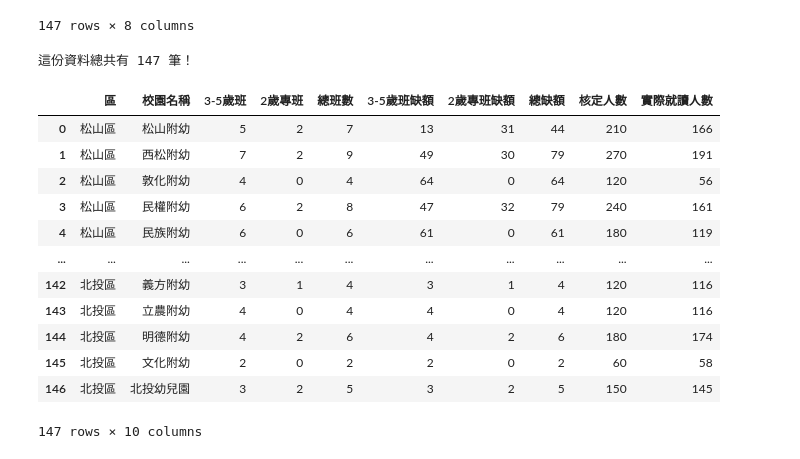
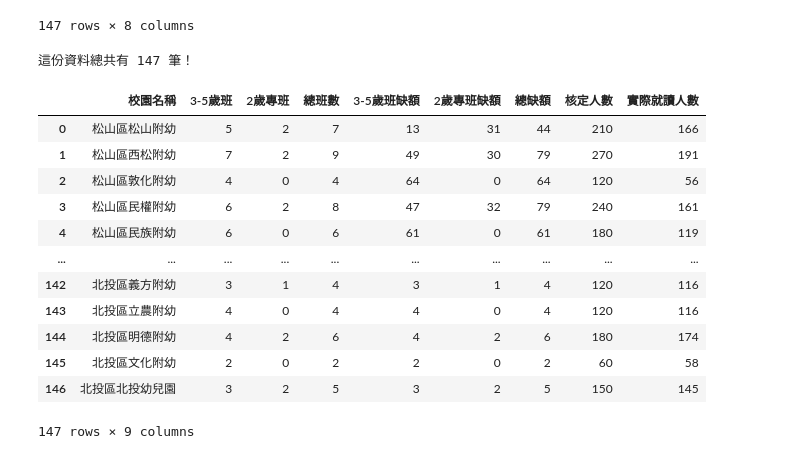
Before and after one commit to petrus1732/Taipei-City-Dashboard-FE, a Jupyter notebook: src/dataProcessingXD/LetsGo.ipynb, the cells around one changed output. Cells and saved outputs as stored; diff of their text form; code cells hidden in the pictures.

```diff
--- a/src/dataProcessingXD/LetsGo.ipynb
+++ b/src/dataProcessingXD/LetsGo.ipynb
@@ -176,26 +176,28 @@ def 印資料(資料):
 # %%
 # 整理一下資料
 公辦幼兒園班級數.fillna(0, inplace=True)
 公辦幼兒園班級數.columns = 公辦幼兒園班級數.columns.str.replace('\n', '')
 公辦幼兒園班級數.columns = 公辦幼兒園班級數.columns.str.replace(' ', '')
 公辦幼兒園班級數['校園名稱'] = 公辦幼兒園班級數['校園名稱'].str.replace('*', '')
 公辦幼兒園班級數['2歲專班'] = 公辦幼兒園班級數['2歲專班'].astype(int)
 公辦幼兒園班級數['2歲專班缺額'] = 公辦幼兒園班級數['2歲專班缺額'].astype(int)
 公辦幼兒園班級數['核定人數'] = 公辦幼兒園班級數['總班數'].astype(int) * 30
 公辦幼兒園班級數['實際就讀人數'] = 公辦幼兒園班級數['核定人數'] - 公辦幼兒園班級數['總缺額']
+公辦幼兒園班級數['校園名稱'] = 公辦幼兒園班級數['區'] + 公辦幼兒園班級數['校園名稱']
+公辦幼兒園班級數.drop('區', axis=1, inplace=True)
 印資料(公辦幼兒園班級數)
 # %% [output]
 這份資料總共有 147 筆！
-|  | 區 | 校園名稱 | 3-5歲班 | 2歲專班 | 總班數 | 3-5歲班缺額 | 2歲專班缺額 | 總缺額 | 核定人數 | 實際就讀人數 |
-| 0 | 松山區 | 松山附幼 | 5 | 2 | 7 | 13 | 31 | 44 | 210 | 166 |
-| 1 | 松山區 | 西松附幼 | 7 | 2 | 9 | 49 | 30 | 79 | 270 | 191 |
-| 2 | 松山區 | 敦化附幼 | 4 | 0 | 4 | 64 | 0 | 64 | 120 | 56 |
-| 3 | 松山區 | 民權附幼 | 6 | 2 | 8 | 47 | 32 | 79 | 240 | 161 |
-| 4 | 松山區 | 民族附幼 | 6 | 0 | 6 | 61 | 0 | 61 | 180 | 119 |
-| ... | ... | ... | ... | ... | ... | ... | ... | ... | ... | ... |
-| 142 | 北投區 | 義方附幼 | 3 | 1 | 4 | 3 | 1 | 4 | 120 | 116 |
-| 143 | 北投區 | 立農附幼 | 4 | 0 | 4 | 4 | 0 | 4 | 120 | 116 |
-| 144 | 北投區 | 明德附幼 | 4 | 2 | 6 | 4 | 2 | 6 | 180 | 174 |
-| 145 | 北投區 | 文化附幼 | 2 | 0 | 2 | 2 | 0 | 2 | 60 | 58 |
-| 146 | 北投區 | 北投幼兒園 | 3 | 2 | 5 | 3 | 2 | 5 | 150 | 145 |
+|  | 校園名稱 | 3-5歲班 | 2歲專班 | 總班數 | 3-5歲班缺額 | 2歲專班缺額 | 總缺額 | 核定人數 | 實際就讀人數 |
+| 0 | 松山區松山附幼 | 5 | 2 | 7 | 13 | 31 | 44 | 210 | 166 |
+| 1 | 松山區西松附幼 | 7 | 2 | 9 | 49 | 30 | 79 | 270 | 191 |
+| 2 | 松山區敦化附幼 | 4 | 0 | 4 | 64 | 0 | 64 | 120 | 56 |
+| 3 | 松山區民權附幼 | 6 | 2 | 8 | 47 | 32 | 79 | 240 | 161 |
+| 4 | 松山區民族附幼 | 6 | 0 | 6 | 61 | 0 | 61 | 180 | 119 |
+| ... | ... | ... | ... | ... | ... | ... | ... | ... | ... |
+| 142 | 北投區義方附幼 | 3 | 1 | 4 | 3 | 1 | 4 | 120 | 116 |
+| 143 | 北投區立農附幼 | 4 | 0 | 4 | 4 | 0 | 4 | 120 | 116 |
+| 144 | 北投區明德附幼 | 4 | 2 | 6 | 4 | 2 | 6 | 180 | 174 |
+| 145 | 北投區文化附幼 | 2 | 0 | 2 | 2 | 0 | 2 | 60 | 58 |
+| 146 | 北投區北投幼兒園 | 3 | 2 | 5 | 3 | 2 | 5 | 150 | 145 |
-147 rows × 10 columns
+147 rows × 9 columns
```
Also changed, not shown: parts of 2 cells of this notebook.
